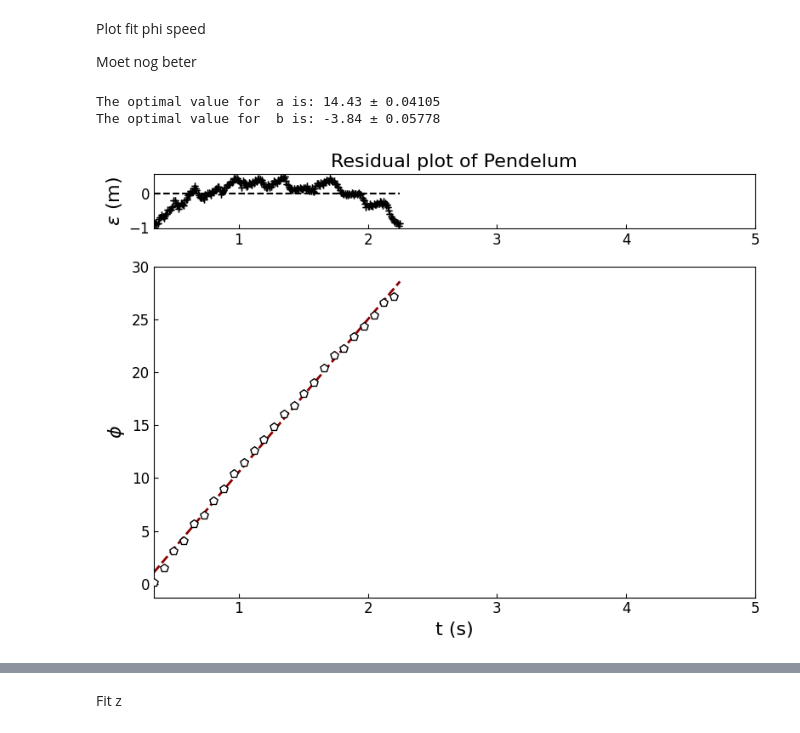
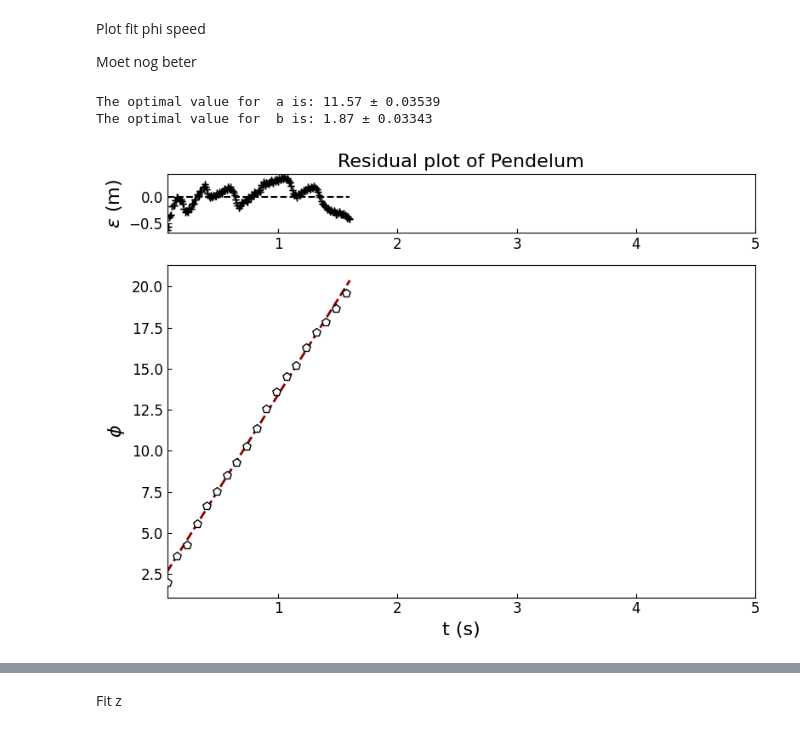
Before and after one commit to Oengaboenga/NSP-2-Jonathan-en-Bryan, a Jupyter notebook: Analyse_meting_13.ipynb, the cells around one changed output, grey strips where cells are left out. Drawn from its saved outputs; the diff is of its cells as text; code cells hidden in the pictures.

```diff
--- a/Analyse_meting_13.ipynb
+++ b/Analyse_meting_13.ipynb
@@ -42,11 +42,11 @@ df.drop([x for x in range(50)])
 def sinus_model(t,x0,A,omega,phi):
     return x0+A*np.sin(omega*t+phi)
 
-popt, pcov = curve_fit(sinus_model,t,x,p0=[1100 ,-84.72 ,17.24,5.64],bounds = ([0,-1000,0,0],[1500,1000,100,2*np.pi]))
+popt, pcov = curve_fit(sinus_model,t,x,p0=[1326.00 ,-10 ,15.62,6.28],bounds = ([0,-100,0,0],[1500,100,100,2*np.pi]))
 x = np.asarray(x) - popt[0]
 x = np.asarray(x)*11.186/abs(popt[1])/100
 y = np.asarray(y)*11.186/abs(popt[1])/100
-popt, pcov = curve_fit(sinus_model,t,x,p0=[0,11.19 ,17.24,5.64],bounds = ([-100,-1000,-100,0],[1000,1000,100,2*np.pi]))
+popt, pcov = curve_fit(sinus_model,t,x,p0=[0,-0.11,13.62,6.28],bounds = ([-10,-50,-50,0],[10,50,50,2*np.pi]))
 parameter=['Offset (m)', 'Amplitude (m)', 'Frequency (rad/s)', 'phase (rad)']
 
 
@@ -114,7 +114,7 @@ Moet nog beter
 def phi_model(t,a,b):
     return a*t + b
 
-popt_phi, pcov_phi = curve_fit(phi_model,t,phi_sum,p0=[14.43,-3.84],bounds = ([-100,-10],[100,100]))
+popt_phi, pcov_phi = curve_fit(phi_model,t,phi_sum,p0=[11.57,1.87],bounds = ([-100,-10],[100,100]))
 
 parameter_phi = ['a', 'b']
 for i in range (2):
@@ -126,36 +126,36 @@ r= r_c - r_b
 speed_phi = r*popt_phi[0]
 fout_speed_phi = np.sqrt(pcov_phi[0,0])
 
 
 
 
 fig = plt.figure(figsize=(8,6))
 gs = gridspec.GridSpec(5, 4) #Creates a grid of 6 rows and 4 columns.
 axes_main = plt.subplot(gs[1:5, :4]) #Main axis goes from row 1 to 6.
 axes_residuals = plt.subplot(gs[0, :4],sharex=axes_main) #Residual axis is row 0.
 
 axes_main.tick_params(axis='both',direction ='in',labelsize=12)
 axes_main.scatter(t[::10],phi_sum[::10],color='black', marker = 'p',ec='black',fc='white',s=50,zorder=3)
 axes_main.plot(t,phi_model(t,*popt_phi),color='darkred',ls='--', lw=2)
 axes_main.set_xlabel('t (s)',fontsize=16)
 axes_main.set_ylabel('$\phi$',fontsize=16)
 axes_main.set_xlim(np.min(t),5)
 
 axes_residuals.tick_params(axis='both',direction ='in',labelsize=12)
 axes_residuals.set_title('Residual plot of Pendelum',fontsize=16)
 axes_residuals.errorbar(t,phi_sum-phi_model(t,*popt_phi),xerr=0,yerr=0,fmt='none',
                         color='black',ecolor='black',capsize=3)
 axes_residuals.hlines(0,np.min(t),np.max(t),color='black',ls='--')
 axes_residuals.set_ylabel(r'$\epsilon$ (m)',fontsize=16)
 axes_residuals.set_xlim(np.min(t),5)
 
 plt.tight_layout()
 plt.show()
 plt.close()
 # %% [output]
-The optimal value for  a is: 14.43 ± 0.04105
-The optimal value for  b is: -3.84 ± 0.05778
+The optimal value for  a is: 11.57 ± 0.03539
+The optimal value for  b is: 1.87 ± 0.03343
-[figure, old version]
+[figure, new version]
 # %%
 def phi_demping_model(t,a,b,c):
     return a*t*np.exp(-c*t) + b
```
Also changed, not shown: parts of 7 cells of this notebook.
